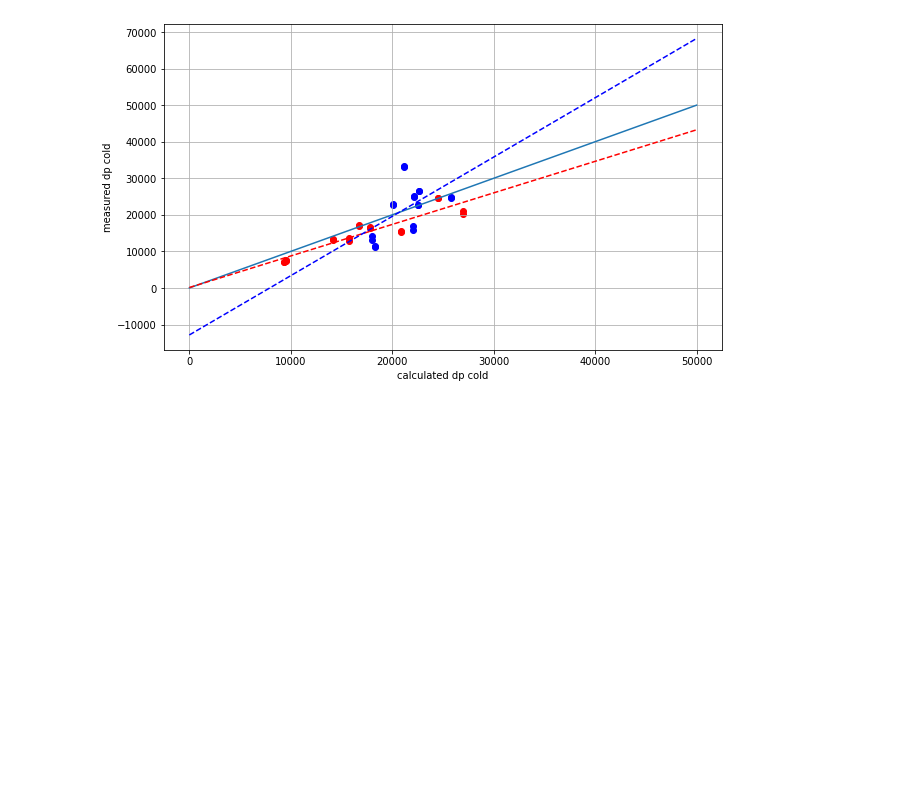
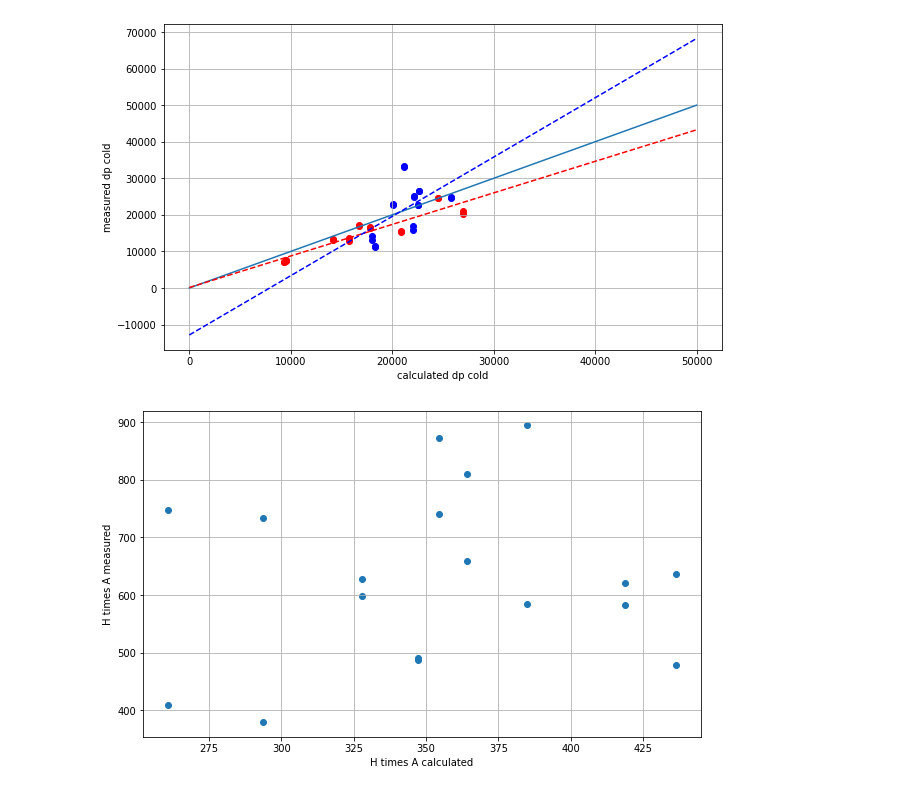
Before and after one commit to lpender3672/shell_tube_heat_exchanger, a Jupyter notebook: src/analysis.ipynb, the cells around one changed output. Cells and saved outputs as stored; diff of their text form; code cells hidden in the pictures; blank space fills up the shorter version.

```diff
--- a/src/analysis.ipynb
+++ b/src/analysis.ipynb
@@ -107,16 +109,0 @@ plt.legend()
-# %%
-from heat_exchanger import cold_mass_flow_from_dp
-
-mdot_cold_calc = np.zeros(len(df))
-
-for i, row in enumerate(df.iterrows()):
-    mdot_cold_calc[i] = cold_mass_flow_from_dp(row[1][" DP_meas1"] * 1e5, row[1]["year"])
-
-plt.figure()
-plt.plot(mdot_cold_calc, df["Flowrate1"], 'o')
-plt.plot(lin, lin)
-plt.xlabel("mdot calculated from measured dp")
-plt.ylabel("mdot measured")
-plt.grid()
-
-plt.show()
@@ -253,3 +236,58 @@ plt.grid()
 [  0.86279134 121.77888182]
 [ 1.62218865e+00 -1.28631797e+04]
 [figure]
+# %%
+from heat_exchanger import logmeanT
+
+dhas = np.zeros(len(df))
+
+Qdots = np.zeros(len(df))
+effs = np.zeros(len(df))
+
+hot_passes = np.zeros(len(df))
+cold_passes = np.zeros(len(df))
+
+for i, row in enumerate(df.iterrows()):
+
+    tubes = str(row[1]["Tubes"]).split(",")
+    tubes = [int(t) for t in tubes]
+    baffles = str(row[1]["Baffles"]).split(",")
+    baffles = [int(b) for b in baffles]
+    length = float(row[1]["Tube Length"])
+
+    hot_passes[i] = len(tubes)
+    cold_passes[i] = len(baffles)
+
+    pattern_str = row[1]["Pattern"]
+    if pattern_str == "SQUARE":
+        pattern = Pattern.SQUARE
+    elif pattern_str == "TRIANGLE":
+        pattern = Pattern.TRIANGLE
+
+    HX = heat_exchanger.build_heat_exchanger(tubes, baffles, length, Side.OPPOSITE, pattern)
+    HX.set_conditions([20, 60])
+    HX.characteristic_year = row[1]["year"]
+
+    result = HX.compute_effectiveness(method = "LMTD", optimiser="fsolve")
+
+    if not result:
+        continue
+
+    Qdots[i] = HX.Qdot
+    effs[i] = HX.effectiveness
+    dhas[i] = HX.calc_area_times_H(HX.mdot)
+
+
+plt.figure()
+
+lgmt = logmeanT(df[" Tcold_in"], df[" Tcold_out"], df[" Thot_in"], df[" Thot_out"])
+dhs_exp = 1e3 * df["Qcorr"] / lgmt
+
+plt.scatter(dhas, dhs_exp)
+plt.xlabel("H times A calculated")
+plt.ylabel("H times A measured")
+
+plt.grid()
+plt.show()
+# %% [output]
+[figure, added]
```
Also changed, not shown: parts of 5 cells of this notebook, 3 other files.
